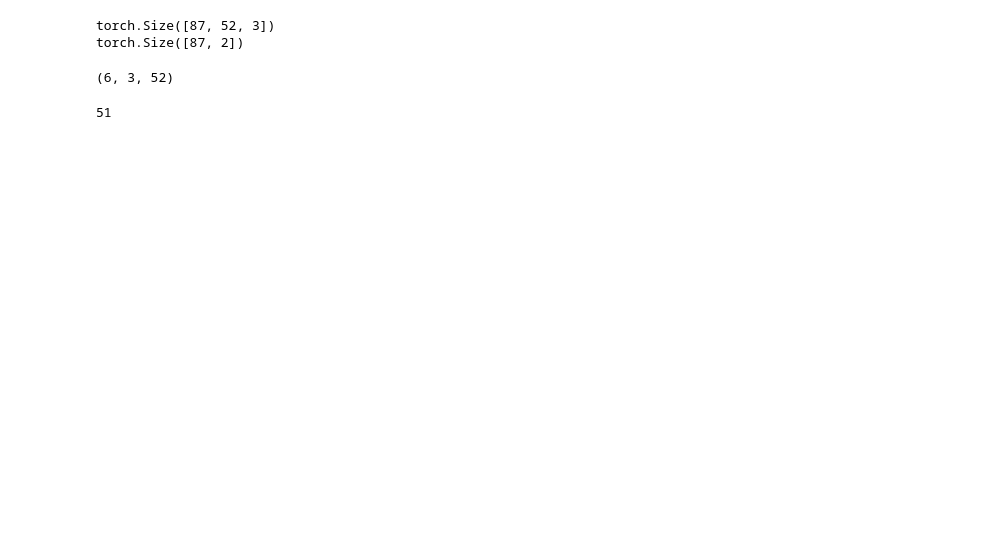
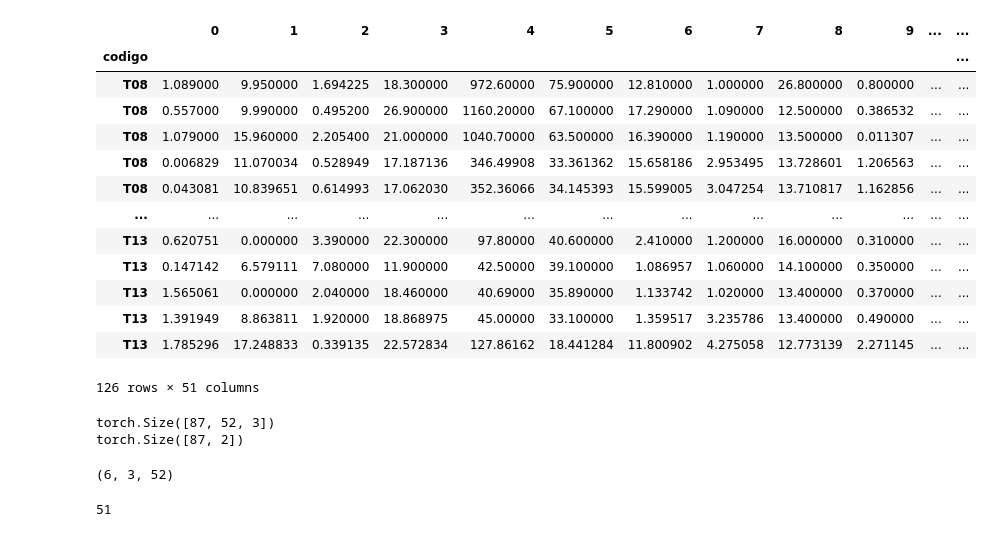
Before and after one commit to DeepenData/Explainable_ML_and_Tyrosinemia, a Jupyter notebook: deprecated/src/step04_forecasting.ipynb, the cells around one changed output. Saved outputs shown, nothing was run; the diff lists cells and outputs as text; code cells hidden in the pictures; blank space fills up the shorter version.

```diff
--- a/deprecated/src/step04_forecasting.ipynb
+++ b/deprecated/src/step04_forecasting.ipynb
@@ -1,23 +1,32 @@
 # %%
 import torch
 import os
 #from ch7.weather.model.model import TcnClassifier
 #from ch7.weather.utils import sliding_window
 import pandas as pd
 import numpy as np
 import random
 import copy
 
 raw_df = pd.read_csv('https://docs.google.com/spreadsheets/d/e/2PACX-1vQwC6jRtVUk-2dkk2W3BDJZTOdsS427LN8Ixo-rQF4Afs6ice0rof7qh_EbnAy5lYEGqX-TCSvjpPyr/pub?gid=1713335339&single=true&output=csv',
                         index_col=['codigo','Tiempo']).drop(['Fecha','Exposicion'], axis=1)
 
 features_cont      = raw_df.columns.tolist()
 imputed_train_df   = abs(pd.read_csv('imputed_train_df.csv', index_col=['codigo']).drop('Unnamed: 0', axis=1))#.sort_index(inplace=False))
 imputed_val_df     = abs(pd.read_csv('imputed_val_df.csv', index_col=['codigo']).drop('Unnamed: 0', axis=1))#.sort_index(inplace=False))
-imputed_df         = pd.concat([imputed_val_df, imputed_train_df])#.sort_index(inplace=False)
-codigos            = imputed_df.index.get_level_values('codigo').unique().tolist()
-imputed_df.columns = raw_df.columns.tolist()
-imputed_df['alfafeto_bad'] = np.where((imputed_df['Alfa-fetoprot'] > 10), 'Yes', 'No')
-
-features_cont      = imputed_df.select_dtypes(float).columns.tolist()
-features_cat = ['alfafeto_bad']
+imputed_train_df
+# %% [output]
+|  | 0 | 1 | 2 | 3 | 4 | 5 | 6 | 7 | 8 | 9 | ... | ... |
+| codigo |  |  |  |  |  |  |  |  |  |  |  | ... |
+| T08 | 1.089000 | 9.950000 | 1.694225 | 18.300000 | 972.60000 | 75.900000 | 12.810000 | 1.000000 | 26.800000 | 0.800000 | ... | ... |
+| T08 | 0.557000 | 9.990000 | 0.495200 | 26.900000 | 1160.20000 | 67.100000 | 17.290000 | 1.090000 | 12.500000 | 0.386532 | ... | ... |
+| T08 | 1.079000 | 15.960000 | 2.205400 | 21.000000 | 1040.70000 | 63.500000 | 16.390000 | 1.190000 | 13.500000 | 0.011307 | ... | ... |
+| T08 | 0.006829 | 11.070034 | 0.528949 | 17.187136 | 346.49908 | 33.361362 | 15.658186 | 2.953495 | 13.728601 | 1.206563 | ... | ... |
+| T08 | 0.043081 | 10.839651 | 0.614993 | 17.062030 | 352.36066 | 34.145393 | 15.599005 | 3.047254 | 13.710817 | 1.162856 | ... | ... |
+| ... | ... | ... | ... | ... | ... | ... | ... | ... | ... | ... | ... | ... |
+| T13 | 0.620751 | 0.000000 | 3.390000 | 22.300000 | 97.80000 | 40.600000 | 2.410000 | 1.200000 | 16.000000 | 0.310000 | ... | ... |
+| T13 | 0.147142 | 6.579111 | 7.080000 | 11.900000 | 42.50000 | 39.100000 | 1.086957 | 1.060000 | 14.100000 | 0.350000 | ... | ... |
+| T13 | 1.565061 | 0.000000 | 2.040000 | 18.460000 | 40.69000 | 35.890000 | 1.133742 | 1.020000 | 13.400000 | 0.370000 | ... | ... |
+| T13 | 1.391949 | 8.863811 | 1.920000 | 18.868975 | 45.00000 | 33.100000 | 1.359517 | 3.235786 | 13.400000 | 0.490000 | ... | ... |
+| T13 | 1.785296 | 17.248833 | 0.339135 | 22.572834 | 127.86162 | 18.441284 | 11.800902 | 4.275058 | 12.773139 | 2.271145 | ... | ... |
+126 rows × 51 columns
```
Also changed, not shown: parts of 5 cells of this notebook.
